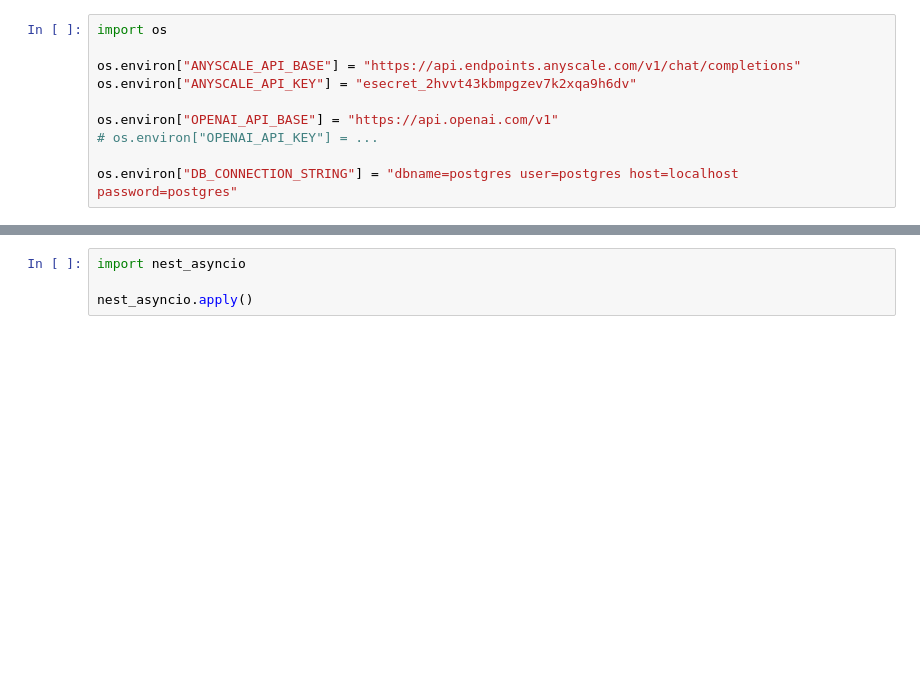
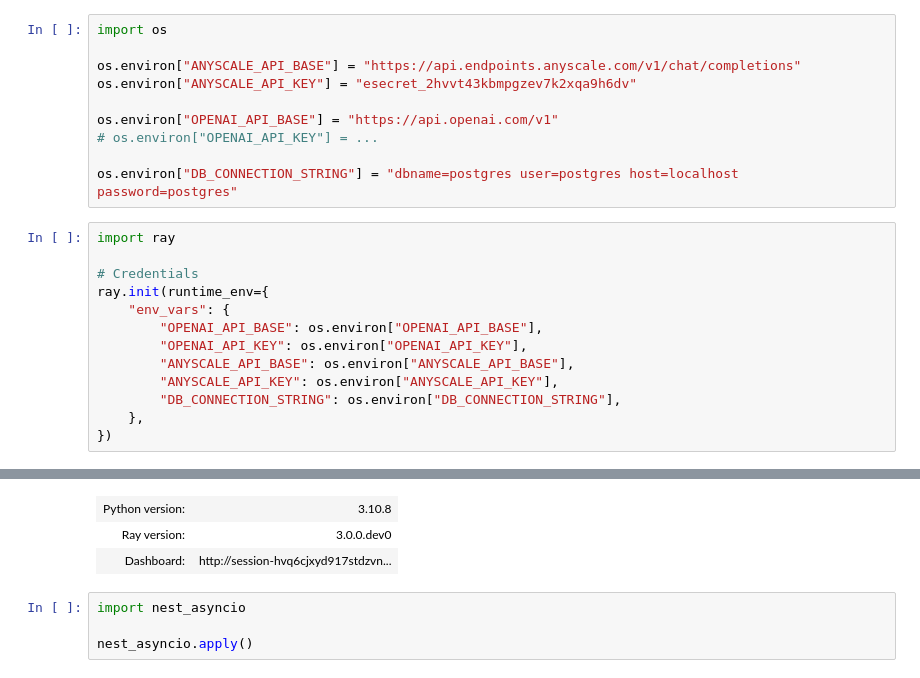
Before and after one commit to anyscale/ray-summit-2023-training, a Jupyter notebook: Ray-LlamaIndex/notebooks/03_optimize.ipynb, the cells around one changed output, grey strips where cells are left out. Cells and saved outputs as stored; diff of their text form; blank space fills up the shorter version.

```diff
--- a/Ray-LlamaIndex/notebooks/03_optimize.ipynb
+++ b/Ray-LlamaIndex/notebooks/03_optimize.ipynb
@@ -23,3 +23,17 @@ os.environ["OPENAI_API_BASE"] = "https://api.openai.com/v1"
 # os.environ["OPENAI_API_KEY"] = ...
 
 os.environ["DB_CONNECTION_STRING"] = "dbname=postgres user=postgres host=localhost password=postgres"
+# %%
+import ray
+
+# Credentials
+ray.init(runtime_env={
+    "env_vars": {
+        "OPENAI_API_BASE": os.environ["OPENAI_API_BASE"],
+        "OPENAI_API_KEY": os.environ["OPENAI_API_KEY"],
+        "ANYSCALE_API_BASE": os.environ["ANYSCALE_API_BASE"],
+        "ANYSCALE_API_KEY": os.environ["ANYSCALE_API_KEY"],
+        "DB_CONNECTION_STRING": os.environ["DB_CONNECTION_STRING"],
+    },
+})
+# %% [output]
@@ -26,3 +44,6 @@ os.environ["DB_CONNECTION_STRING"] = "dbname=postgres user=postgres host=localho
+| Python version: | 3.10.8 |
+| Ray version: | 3.0.0.dev0 |
+| Dashboard: | http://session-hvq6cjxyd917stdzvn... |
 # %%
 import nest_asyncio
 
```
Also changed, not shown: parts of 8 cells of this notebook, 2 other files.
